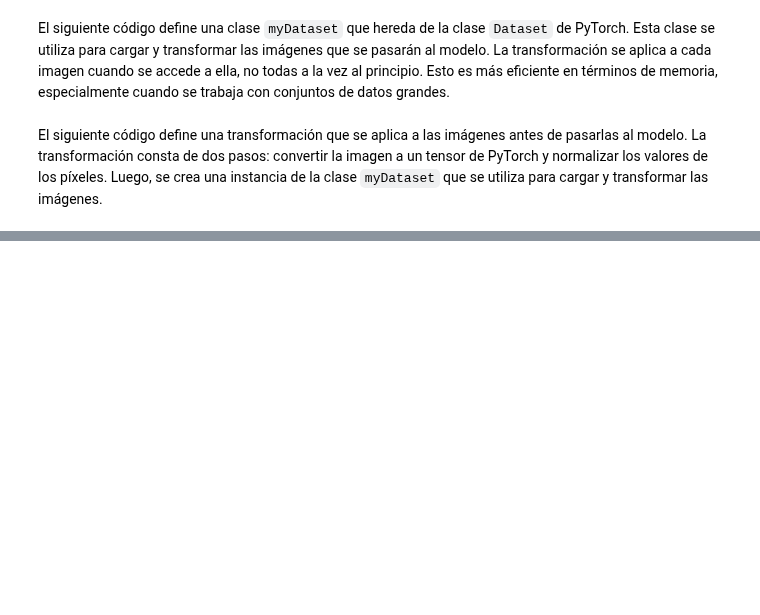
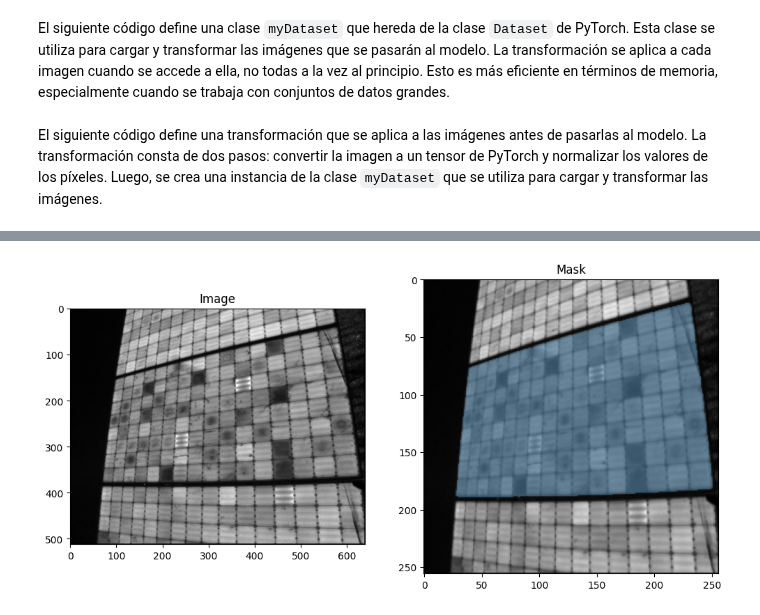
Before and after one commit to Franklingo13/PVDefectDetect, a Jupyter notebook: TestsPV-vision/Predicciones_modulos.ipynb, the cells around one changed output, grey strips where cells are left out. Saved outputs shown, nothing was run; the diff lists cells and outputs as text; code cells hidden in the pictures; blank space fills up the shorter version.

```diff
--- a/TestsPV-vision/Predicciones_modulos.ipynb
+++ b/TestsPV-vision/Predicciones_modulos.ipynb
@@ -158,0 +208,17 @@ def draw_mask(img, masks, colors=color_map, alpha=0.6):
+# %%
+import matplotlib.pyplot as plt
+
+# Se visualizan las imágenes y las máscaras correspondientes.
+plt.figure(figsize=(12, 6))
+
+plt.subplot(1, 2, 1)
+plt.imshow(images[12])
+plt.title('Image')
+
+plt.subplot(1, 2, 2)
+plt.imshow(np.array(draw_mask(images[12], masks_each[12])))
+plt.title('Mask')
+
+plt.show()
+# %% [output]
+[figure, added]
```
Also changed, not shown: parts of 10 cells of this notebook.
